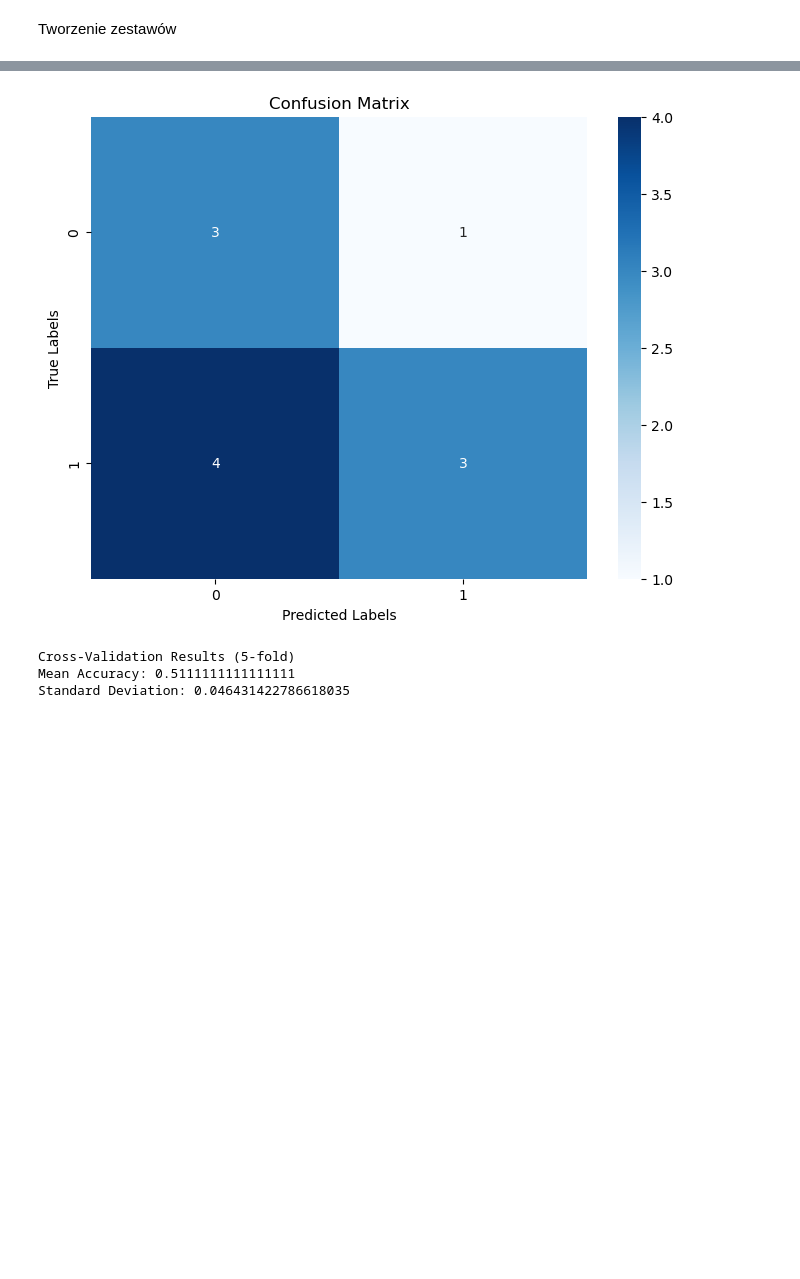
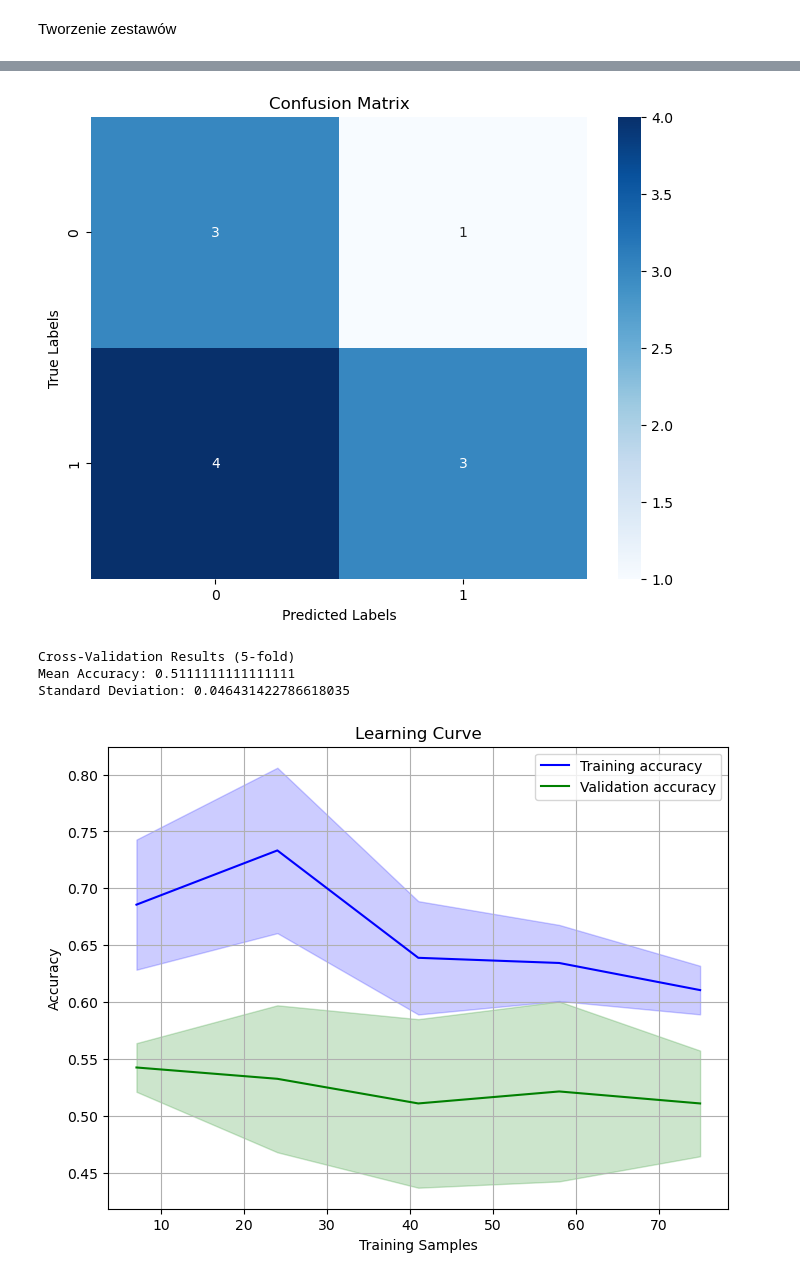
Before and after one commit to pansplawik/eegParkinsonCognitiveDisorders, a Jupyter notebook: thirdVersion.ipynb, the cells around one changed output, grey strips where cells are left out. Saved outputs shown, nothing was run; the diff lists cells and outputs as text; code cells hidden in the pictures; blank space fills up the shorter version.

```diff
--- a/thirdVersion.ipynb
+++ b/thirdVersion.ipynb
@@ -416,33 +459,35 @@ y_pred = clf.predict(X_test.reshape(-1, 1))
 Stats(y_test,y_pred)
 
 # Walidacja krzyżowa z k-fold
 k = 5  # Liczba podziałów
 scores = cross_val_score(clf, X_train.reshape(-1, 1), y_train, cv=k, scoring='accuracy')
 
 
 # Obliczanie średniej i odchylenia standardowego z poszczególnych iteracji
 mean_accuracy = scores.mean()
 std_accuracy = scores.std()
 
 print('Cross-Validation Results ({}-fold)'.format(k))
 print('Mean Accuracy:', mean_accuracy)
 print('Standard Deviation:', std_accuracy)
+learningStats(clf_svm_pip,X_train.reshape(-1, 1),y_train)
 # %% [output]
 Random Forest Classification Report:
               precision    recall  f1-score   support
 
            0       0.43      0.75      0.55         4
            1       0.75      0.43      0.55         7
 
     accuracy                           0.55        11
    macro avg       0.59      0.59      0.55        11
 weighted avg       0.63      0.55      0.55        11
 
 Accuracy of model: 0.5454545454545454
 [figure]
 Cross-Validation Results (5-fold)
 Mean Accuracy: 0.5111111111111111
 Standard Deviation: 0.046431422786618035
+[figure, added]
 # %%
 from sklearn.linear_model import LogisticRegression
 from sklearn.pipeline import make_pipeline
```
Also changed, not shown: parts of 9 cells of this notebook.
